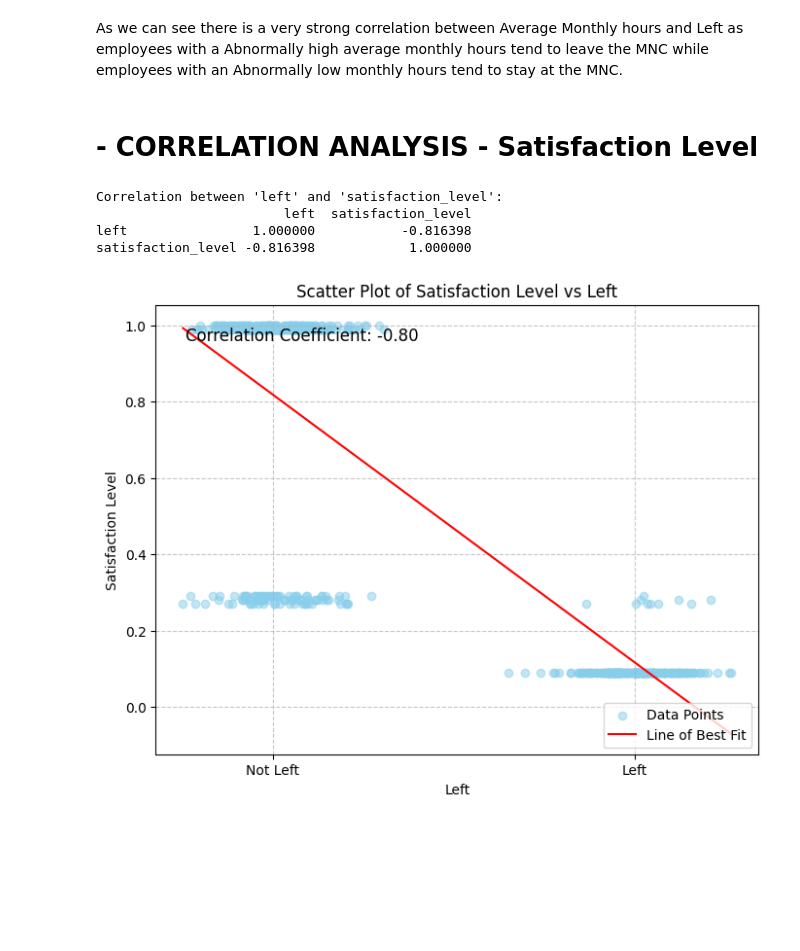
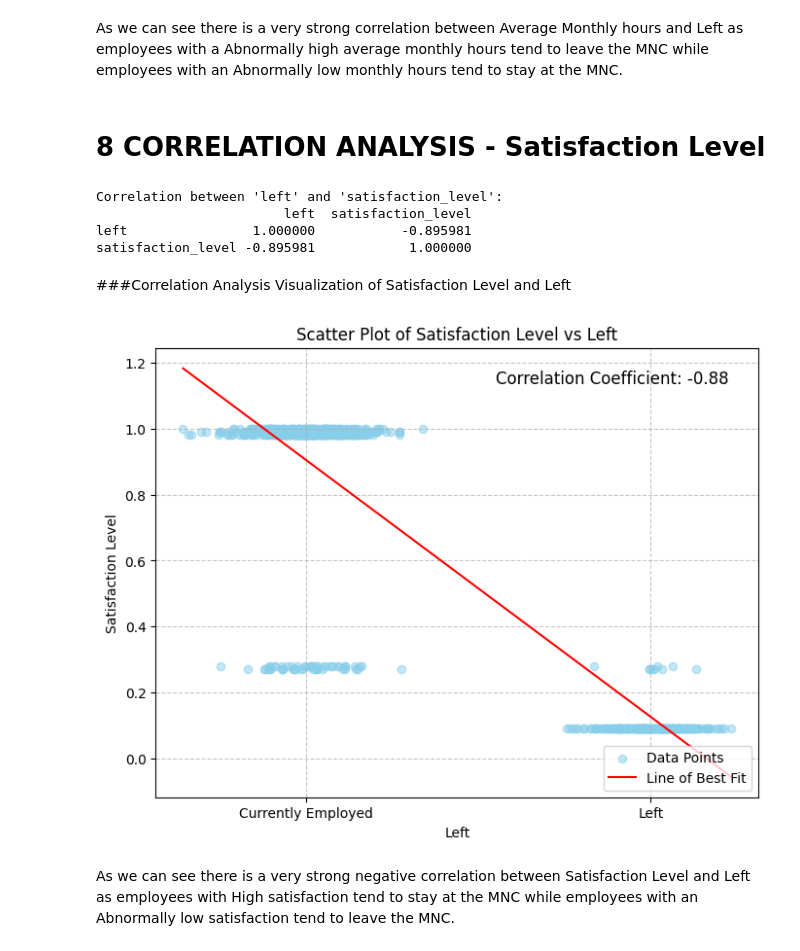
Before and after one commit to BigDataAnalytics-Group-B/comp3610-Project-Group-B, a Jupyter notebook: ProjectFiles/Notebooks/anomaly_detection.ipynb, the cells around one changed output. Drawn from its saved outputs; the diff is of its cells as text; code cells hidden in the pictures; blank space fills up the shorter version.

Commit message:
Updated contamination weights and format

```diff
--- a/ProjectFiles/Notebooks/anomaly_detection.ipynb
+++ b/ProjectFiles/Notebooks/anomaly_detection.ipynb
@@ -198,7 +199,7 @@ print(data['satisfaction_level'].shape)
 satisfaction_level = data['satisfaction_level'].values.reshape(-1, 1)
 
 # Define parameters for grid search
-param_grid2 = {'contamination': [0.04, 0.05, 0.06, 0.07, 0.08]}
+param_grid2 = {'contamination': [0.05, 0.06, 0.07, 0.08, 0.9,0.1]}
 
 # Initialize Isolation Forest model
 model2 = IsolationForest()
@@ -450,7 +459,7 @@ plt.show()
 # %% [markdown]
 As we can see there is a very strong correlation between Average Monthly hours and Left as employees with a Abnormally high average monthly hours tend to leave the MNC while employees with an Abnormally low monthly hours tend to stay at the MNC.
 # %% [markdown]
-# - CORRELATION ANALYSIS - Satisfaction Level
+# 8 CORRELATION ANALYSIS - Satisfaction Level
 # %%
 # Calculate the correlation coefficient
 correlation_S = final_satisfaction_anomaly[['left', 'satisfaction_level']].corr()
@@ -460,28 +469,34 @@ print(correlation_S)
 # %% [output]
 Correlation between 'left' and 'satisfaction_level':
                         left  satisfaction_level
-left                1.000000           -0.816398
-satisfaction_level -0.816398            1.000000
+left                1.000000           -0.895981
+satisfaction_level -0.895981            1.000000
+# %% [markdown]
+###Correlation Analysis Visualization of Satisfaction Level and Left
 # %%
 jittered_left = final_satisfaction_anomaly['left'] + np.random.normal(0, 0.1, size=len(final_satisfaction_anomaly))
 
 # Calculate correlation coefficient
 correlation_coefficient = np.corrcoef(jittered_left, final_satisfaction_anomaly['satisfaction_level'])[0, 1]
 
 # Perform linear regression
 slope, intercept, _, _, _ = linregress(jittered_left, final_satisfaction_anomaly['satisfaction_level'])
 
 # Plotting
 plt.figure(figsize=(8, 6))
 plt.scatter(jittered_left, final_satisfaction_anomaly['satisfaction_level'], alpha=0.5, color='skyblue', label='Data Points')
 plt.plot(np.unique(jittered_left), np.poly1d(np.polyfit(jittered_left, final_satisfaction_anomaly['satisfaction_level'], 1))(np.unique(jittered_left)), color='red', label='Line of Best Fit')
 plt.title('Scatter Plot of Satisfaction Level vs Left')
 plt.xlabel('Left')
 plt.ylabel('Satisfaction Level')
-plt.xticks([0, 1], ['Not Left', 'Left'])
+plt.xticks([0, 1], ['Currently Employed', 'Left'])
 plt.grid(True, linestyle='--', alpha=0.7)
-plt.text(0.05, 0.95, f'Correlation Coefficient: {correlation_coefficient:.2f}', transform=plt.gca().transAxes, fontsize=12, verticalalignment='top')
+plt.text(0.95, 0.95, f'Correlation Coefficient: {correlation_coefficient:.2f}',
+         transform=plt.gca().transAxes, fontsize=12,
+         horizontalalignment='right', verticalalignment='top')
 plt.legend(loc='lower right')
 plt.show()
 # %% [output]
-[figure, old version]
+[figure, new version]
+# %% [markdown]
+As we can see there is a very strong negative correlation between Satisfaction Level and Left as employees with High satisfaction tend to stay at the MNC while employees with an Abnormally low satisfaction tend to leave the MNC.
```
Also changed, not shown: parts of 24 cells of this notebook.
